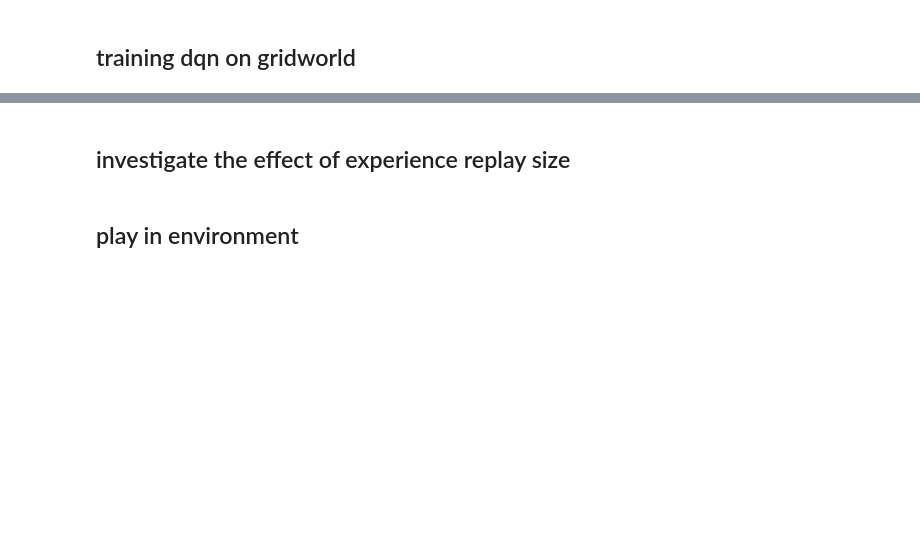
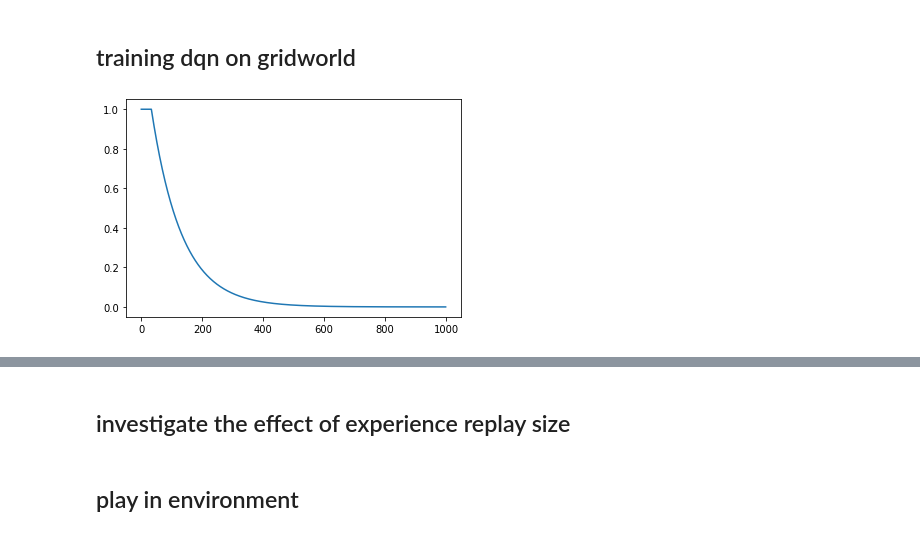
Before and after one commit to navidmdn/rl_fall2021, a Jupyter notebook: cse446-A2/solution.ipynb, the cells around one changed output, grey strips where cells are left out. Cells and saved outputs as stored; diff of their text form; code cells hidden in the pictures; blank space fills up the shorter version.

```diff
--- a/cse446-A2/solution.ipynb
+++ b/cse446-A2/solution.ipynb
@@ -202,7 +216,7 @@ class DqnVannila:
 
 class DoubleDQN:
     def __init__(self, buffer_size, gamma, lr, eps, state_size, action_size, batch_size,
-                 device, tau=0.99, eps_decay=0.999, warmup_steps=1000):
+                 device, tau=0.99, eps_decay=0.999, min_eps=0.0, warmup_step=1000, hsize=100):
         self.max_buffer_size = buffer_size
         self.gamma = torch.tensor(gamma)
         self.lr = lr
@@ -210,16 +224,17 @@ class DoubleDQN:
         self.buffer = deque()
         self.action_size = action_size
         self.device = device
-        self.q = FCNet(state_size, action_size)
-        self.q_target = FCNet(state_size, action_size)
+        self.q = FCNet(state_size, action_size, hsize)
+        self.q_target = FCNet(state_size, action_size, hsize)
         self.q.to(self.device)
         self.q_target.to(self.device)
         self.batch_size = batch_size
         self.optimizer = optim.Adam(self.q.parameters(), lr=lr)
         self.update_step = 0
         self.tau = tau
+        self.min_eps = min_eps
         self.eps_decay = eps_decay
-        self.warmup_steps = warmup_steps
+        self.warmup_steps = warmup_step
 
 
 
@@ -267,11 +282,11 @@ class DoubleDQN:
 
         self.add_to_buffer([state, action, reward, next_state, done])
 
-        if len(self.buffer) < self.max_buffer_size:
+        if len(self.buffer) < self.warmup_steps:
             return
 
         if done:
-            self.eps = self.eps * self.eps_decay
+            self.eps = max(self.min_eps, self.eps * self.eps_decay)
 
 
         batch_states, batch_actions, batch_rewards, batch_next_states, batch_dones = self.sample_minibatch()
@@ -739,51 +700,70 @@ env.render()
 # %% [markdown]
 ## training dqn on gridworld
 # %%
-def trainDQN(env, buffer_size, gamma_val, learning_rate, epsilon_val, batch_size):
+
+def trainDQN(env, agent, epochs=1000):
     done = False
     state = env.reset()
     epsilon_vals = []
 
-    dqn = DqnVannila(
-        sync_steps=100,
-        buffer_size=buffer_size,
-        gamma=gamma_val,
-        lr=learning_rate,
-        eps=epsilon_val,
-        state_size=env.observation_space.shape[0],
-        action_size=(env.action_space.n),
-        batch_size=128,
-        device=torch.device("cuda:0" if torch.cuda.is_available() else "cpu"),
-    )
-
     returns = []
-    for _ in tqdm(range(1000)):
+    for _ in tqdm(range(epochs)):
         ret = 0
         while not done:
-            a = dqn.get_action(state)
+            a = agent.get_action(state)
             next_state, r, done, _ = env.step(a)
-            dqn.update(state, a, r, next_state, done)
+            agent.update(state, a, r, next_state, done)
             ret += r
             state = next_state
         done = False
         env.reset()
-        epsilon_vals.append(dqn.eps)
+        epsilon_vals.append(agent.eps)
         returns.append(ret)
 
     plt.plot(epsilon_vals)
     plt.show()
     plt.plot(returns)
     plt.show()
-    return dqn, returns
+    return agent, returns
+
+
+dqn = DqnVannila(
+    sync_steps=100,
+    buffer_size=5000,
+    gamma=0.99,
+    lr=0.001,
+    eps=1.0,
+    state_size=env.observation_space.shape[0],
+    action_size=env.action_space.n,
+    batch_size=32,
+    eps_decay=0.99,
+    device=torch.device("cuda:0" if torch.cuda.is_available() else "cpu"),
+)
+
+ddqn = DoubleDQN(
+    buffer_size=5000,
+    gamma=0.99,
+    lr=0.001,
+    eps=1.0,
+    state_size=env.observation_space.shape[0],
+    action_size=env.action_space.n,
+    batch_size=32,
+    eps_decay=0.99,
+    device=torch.device("cuda:0" if torch.cuda.is_available() else "cpu"),
+)
 
 gold_hunt_env = GoldHuntEnv(ascii_rep=False)
 gold_hunt_env.reset()
 
-dqn, history = trainDQN(
+dqn, history1 = trainDQN(
     env = gold_hunt_env,
-    buffer_size=1000,
-    gamma_val=0.99,
-    learning_rate=0.01,
-    epsilon_val=0.5,
-    batch_size=128
+    agent=dqn,
 )
+
+
+ddqn, history2 = trainDQN(
+    env = gold_hunt_env,
+    agent=ddqn,
+)
+# %% [output]
+[figure, added]
```
Also changed, not shown: parts of 28 cells of this notebook.
